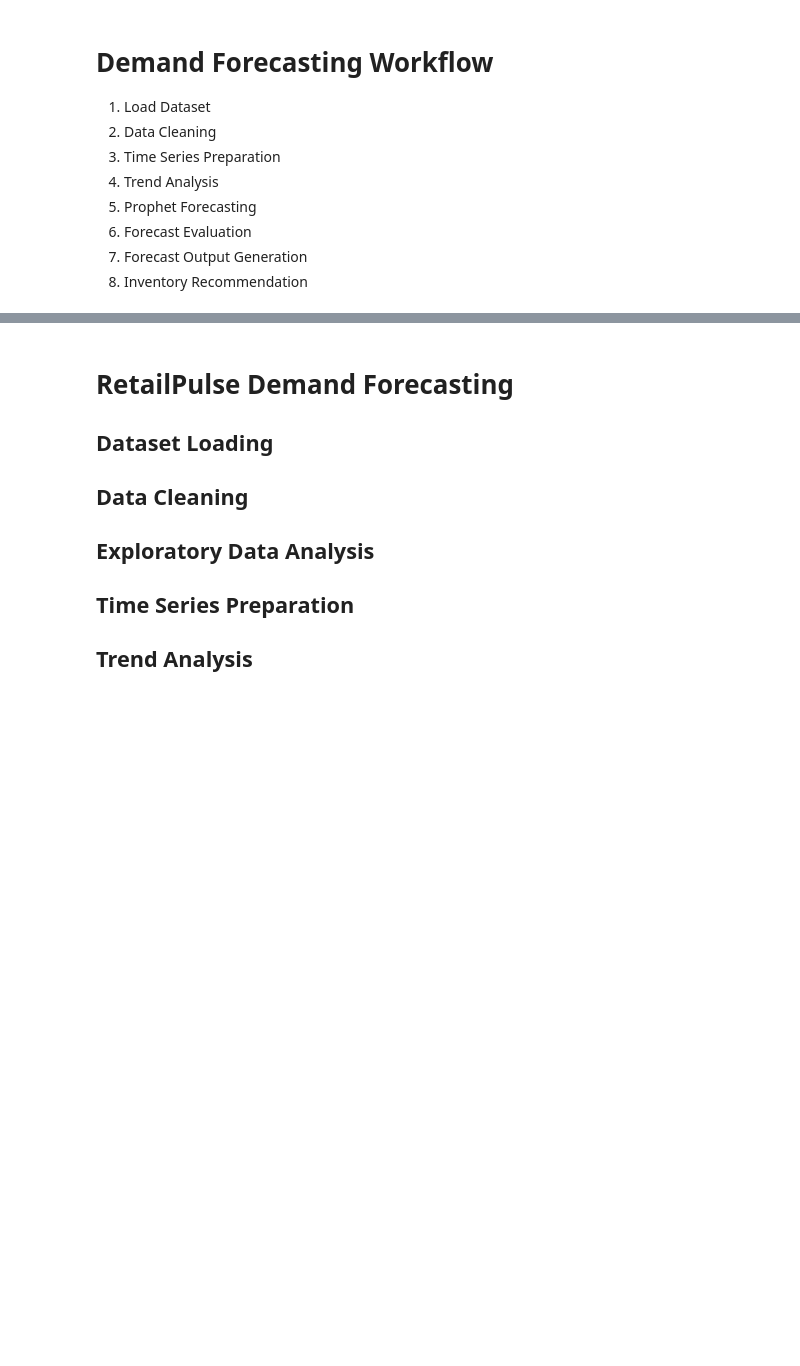
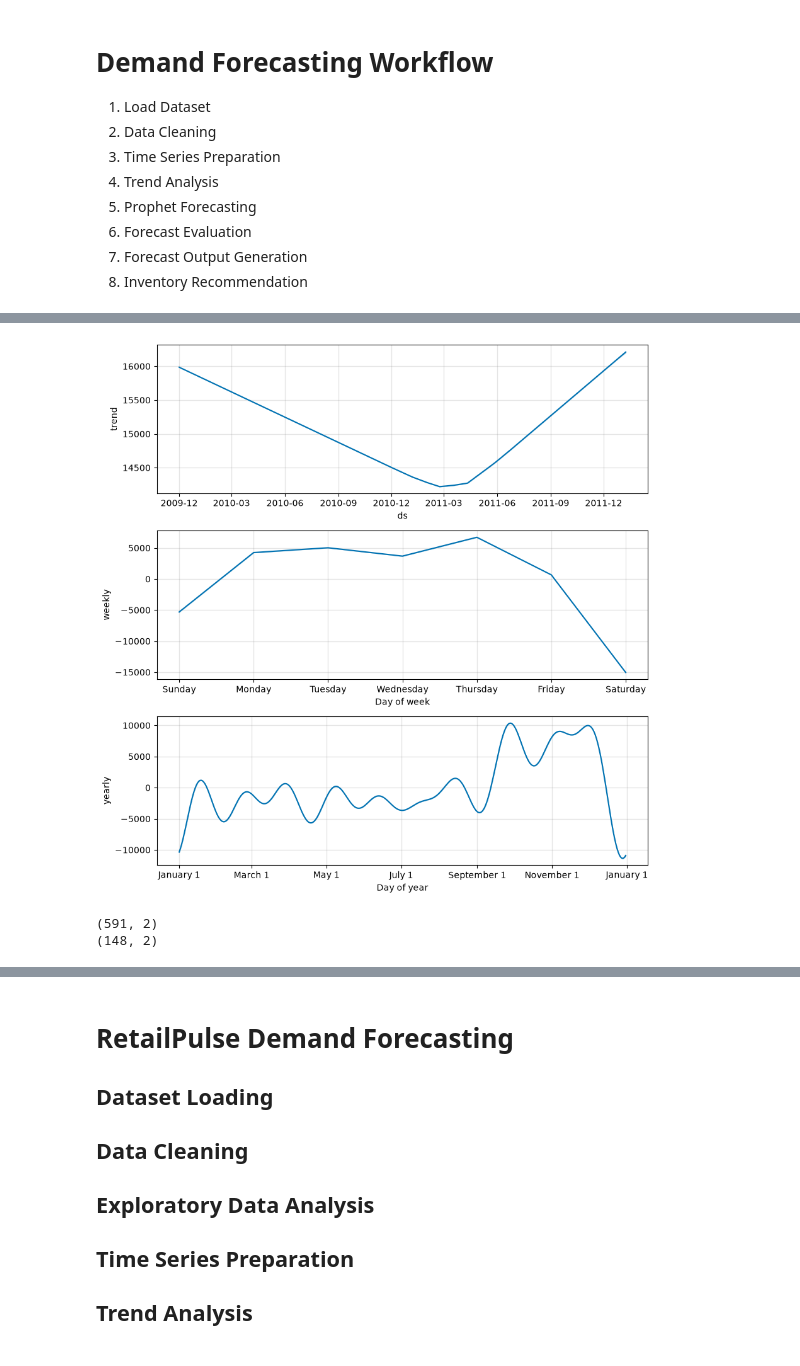
Before and after one commit to codeplayboy/RetailPulse-Zidio, a Jupyter notebook: notebooks/06_demand_forecasting.ipynb, the cells around one changed output, grey strips where cells are left out. Saved outputs shown, nothing was run; the diff lists cells and outputs as text; code cells hidden in the pictures; blank space fills up the shorter version.

```diff
--- a/notebooks/06_demand_forecasting.ipynb
+++ b/notebooks/06_demand_forecasting.ipynb
@@ -30,0 +288,16 @@ Primary Model: Prophet
+# %%
+fig2 = model.plot_components(forecast)
+# %% [output]
+[figure, added]
+# %%
+split_index = int(len(ts) * 0.8)
+
+train = ts[:split_index]
+
+test = ts[split_index:]
+
+print(train.shape)
+print(test.shape)
+# %% [output]
+(591, 2)
+(148, 2)
```
Also changed, not shown: parts of 32 cells of this notebook, 5 other files.
